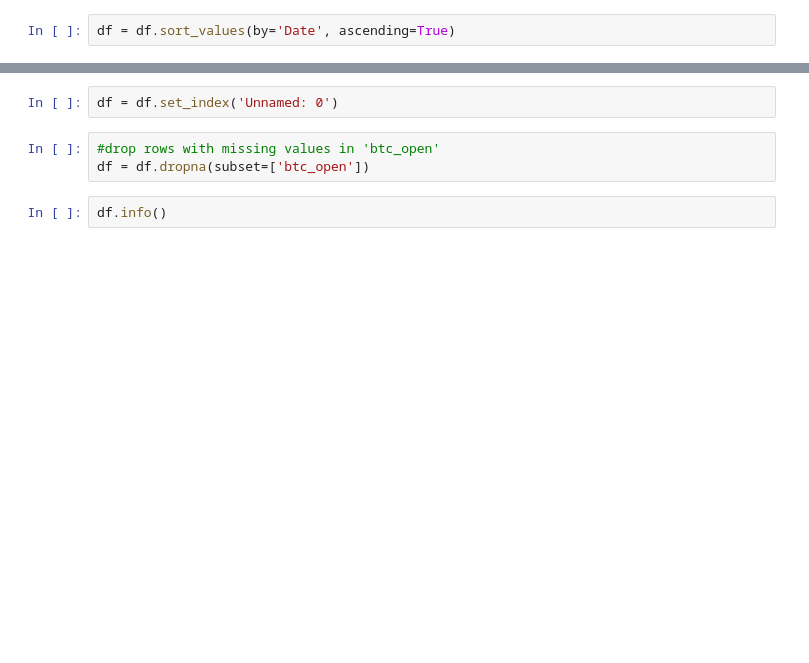
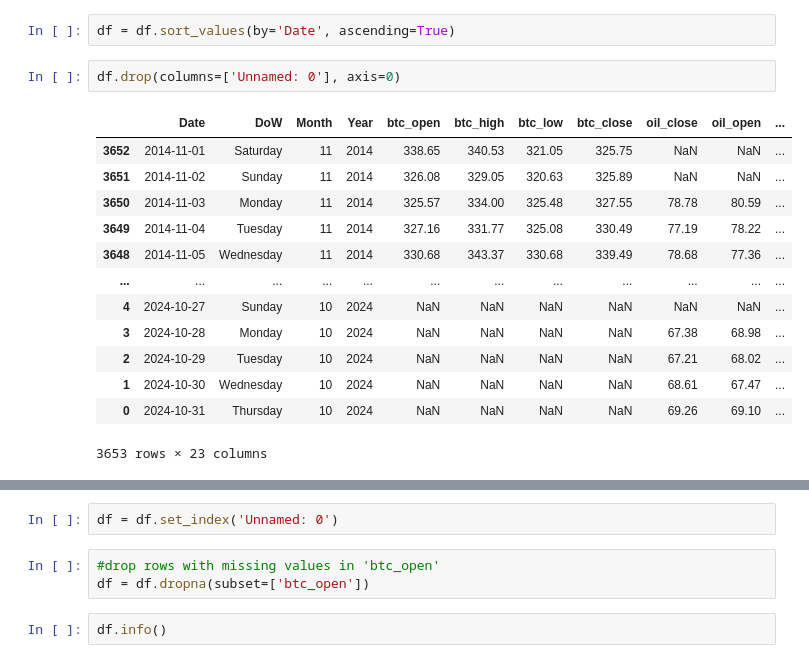
Before and after one commit to coderacheal/Inter-Market-Dynamics-Gold-Oil-Bitcoin-Dollar-Index, a Jupyter notebook: Notebook.ipynb, the cells around one changed output, grey strips where cells are left out. Drawn from its saved outputs; the diff is of its cells as text; blank space fills up the shorter version.

```diff
--- a/Notebook.ipynb
+++ b/Notebook.ipynb
@@ -65,3 +65,19 @@ df.describe().T
 | IS_WEEKDAY | 3653.0 | 0.714208 | 0.0 | 0.0 | 1.0 | 1.0 | 1.0 | 0.451853 |
 # %%
 df = df.sort_values(by='Date', ascending=True)
+# %%
+df.drop(columns=['Unnamed: 0'], axis=0)
+# %% [output]
+|  | Date | DoW | Month | Year | btc_open | btc_high | btc_low | btc_close | oil_close | oil_open | ... |
+| 3652 | 2014-11-01 | Saturday | 11 | 2014 | 338.65 | 340.53 | 321.05 | 325.75 | NaN | NaN | ... |
+| 3651 | 2014-11-02 | Sunday | 11 | 2014 | 326.08 | 329.05 | 320.63 | 325.89 | NaN | NaN | ... |
+| 3650 | 2014-11-03 | Monday | 11 | 2014 | 325.57 | 334.00 | 325.48 | 327.55 | 78.78 | 80.59 | ... |
+| 3649 | 2014-11-04 | Tuesday | 11 | 2014 | 327.16 | 331.77 | 325.08 | 330.49 | 77.19 | 78.22 | ... |
+| 3648 | 2014-11-05 | Wednesday | 11 | 2014 | 330.68 | 343.37 | 330.68 | 339.49 | 78.68 | 77.36 | ... |
+| ... | ... | ... | ... | ... | ... | ... | ... | ... | ... | ... | ... |
+| 4 | 2024-10-27 | Sunday | 10 | 2024 | NaN | NaN | NaN | NaN | NaN | NaN | ... |
+| 3 | 2024-10-28 | Monday | 10 | 2024 | NaN | NaN | NaN | NaN | 67.38 | 68.98 | ... |
+| 2 | 2024-10-29 | Tuesday | 10 | 2024 | NaN | NaN | NaN | NaN | 67.21 | 68.02 | ... |
+| 1 | 2024-10-30 | Wednesday | 10 | 2024 | NaN | NaN | NaN | NaN | 68.61 | 67.47 | ... |
+| 0 | 2024-10-31 | Thursday | 10 | 2024 | NaN | NaN | NaN | NaN | 69.26 | 69.10 | ... |
+3653 rows × 23 columns
```
Also changed, not shown: parts of 5 cells of this notebook, 6 other files.
